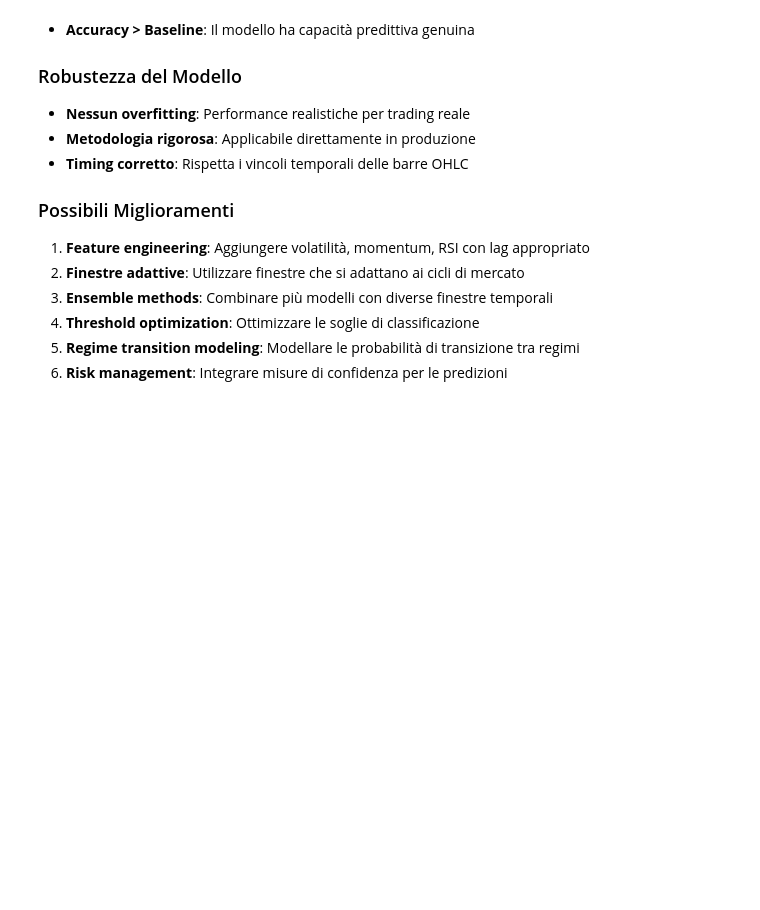
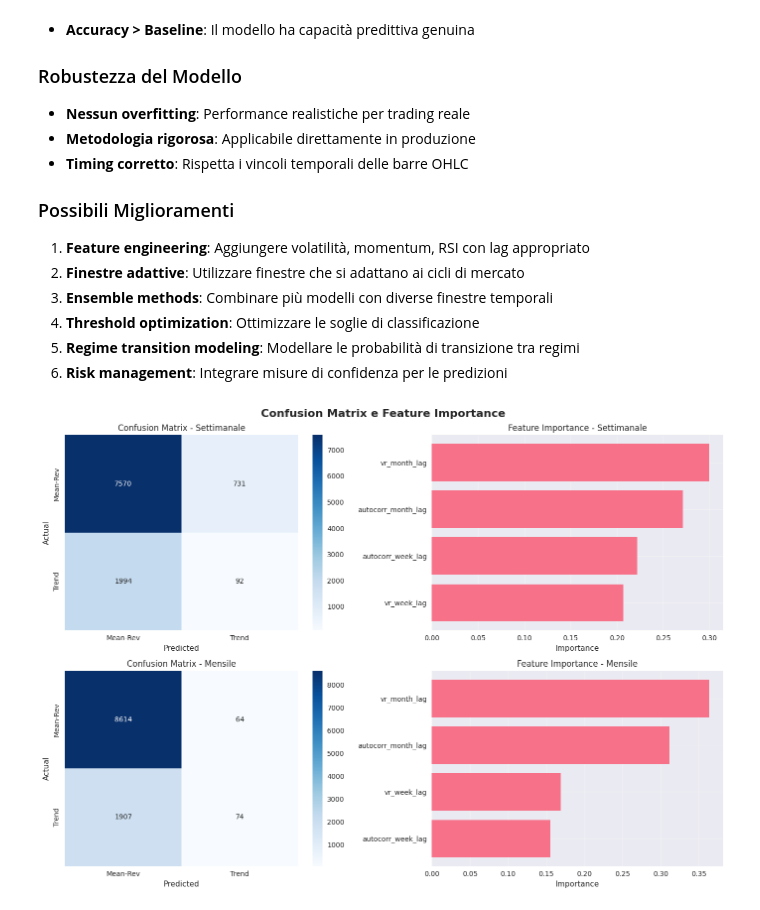
Before and after one commit to edoardoCame/bollingerBands, a Jupyter notebook: notebooks/volatility impact/regimes.ipynb, the cells around one changed output. Drawn from its saved outputs; the diff is of its cells as text; code cells hidden in the pictures; blank space fills up the shorter version.

```diff
--- a/notebooks/volatility impact/regimes.ipynb
+++ b/notebooks/volatility impact/regimes.ipynb
@@ -672,3 +672,68 @@ Il modello utilizza un approccio **rigorosamente senza lookahead bias**, dove:
 4. **Threshold optimization**: Ottimizzare le soglie di classificazione
 5. **Regime transition modeling**: Modellare le probabilità di transizione tra regimi
 6. **Risk management**: Integrare misure di confidenza per le predizioni
+# %%
+# Visualizzazioni Confusion Matrix e Feature Importance
+fig, axes = plt.subplots(2, 2, figsize=(14, 10))
+fig.suptitle('Confusion Matrix e Feature Importance', fontsize=16, fontweight='bold')
+
+# Confusion Matrix - Settimanale
+if clf_week is not None:
+    ax1 = axes[0, 0]
+    cm_week = confusion_matrix(yw_test, yw_pred)
+    sns.heatmap(cm_week, annot=True, fmt='d', cmap='Blues',
+                xticklabels=['Mean-Rev', 'Trend'],
+                yticklabels=['Mean-Rev', 'Trend'], ax=ax1)
+    ax1.set_title('Confusion Matrix - Settimanale')
+    ax1.set_ylabel('Actual')
+    ax1.set_xlabel('Predicted')
+
+    # Feature Importance - Settimanale
+    ax2 = axes[0, 1]
+    feature_importance_week = pd.DataFrame({
+        'feature': features,
+        'importance': clf_week.feature_importances_
+    }).sort_values('importance', ascending=True)
+
+    ax2.barh(range(len(feature_importance_week)), feature_importance_week['importance'])
+    ax2.set_yticks(range(len(feature_importance_week)))
+    ax2.set_yticklabels(feature_importance_week['feature'])
+    ax2.set_title('Feature Importance - Settimanale')
+    ax2.set_xlabel('Importance')
+    ax2.grid(True, alpha=0.3)
+else:
+    axes[0, 0].text(0.5, 0.5, 'Modello settimanale\nnon disponibile', ha='center', va='center', transform=axes[0, 0].transAxes)
+    axes[0, 1].text(0.5, 0.5, 'Modello settimanale\nnon disponibile', ha='center', va='center', transform=axes[0, 1].transAxes)
+
+# Confusion Matrix - Mensile
+if clf_month is not None:
+    ax3 = axes[1, 0]
+    cm_month = confusion_matrix(ym_test, ym_pred)
+    sns.heatmap(cm_month, annot=True, fmt='d', cmap='Blues',
+                xticklabels=['Mean-Rev', 'Trend'],
+                yticklabels=['Mean-Rev', 'Trend'], ax=ax3)
+    ax3.set_title('Confusion Matrix - Mensile')
+    ax3.set_ylabel('Actual')
+    ax3.set_xlabel('Predicted')
+
+    # Feature Importance - Mensile
+    ax4 = axes[1, 1]
+    feature_importance_month = pd.DataFrame({
+        'feature': features,
+        'importance': clf_month.feature_importances_
+    }).sort_values('importance', ascending=True)
+
+    ax4.barh(range(len(feature_importance_month)), feature_importance_month['importance'])
+    ax4.set_yticks(range(len(feature_importance_month)))
+    ax4.set_yticklabels(feature_importance_month['feature'])
+    ax4.set_title('Feature Importance - Mensile')
+    ax4.set_xlabel('Importance')
+    ax4.grid(True, alpha=0.3)
+else:
+    axes[1, 0].text(0.5, 0.5, 'Modello mensile\nnon disponibile', ha='center', va='center', transform=axes[1, 0].transAxes)
+    axes[1, 1].text(0.5, 0.5, 'Modello mensile\nnon disponibile', ha='center', va='center', transform=axes[1, 1].transAxes)
+
+plt.tight_layout()
+plt.show()
+# %% [output]
+[figure, added]
```
Also changed, not shown: 2 other files.
